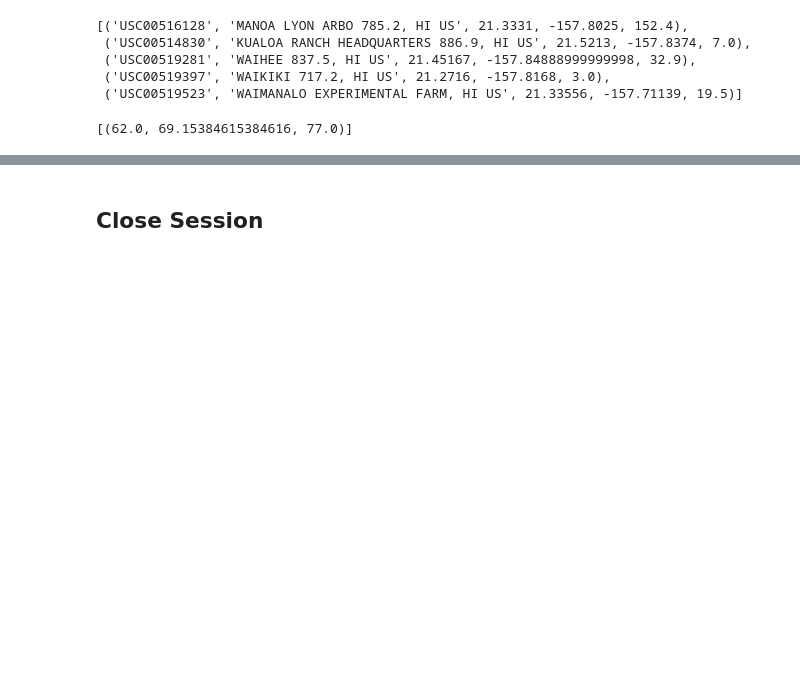
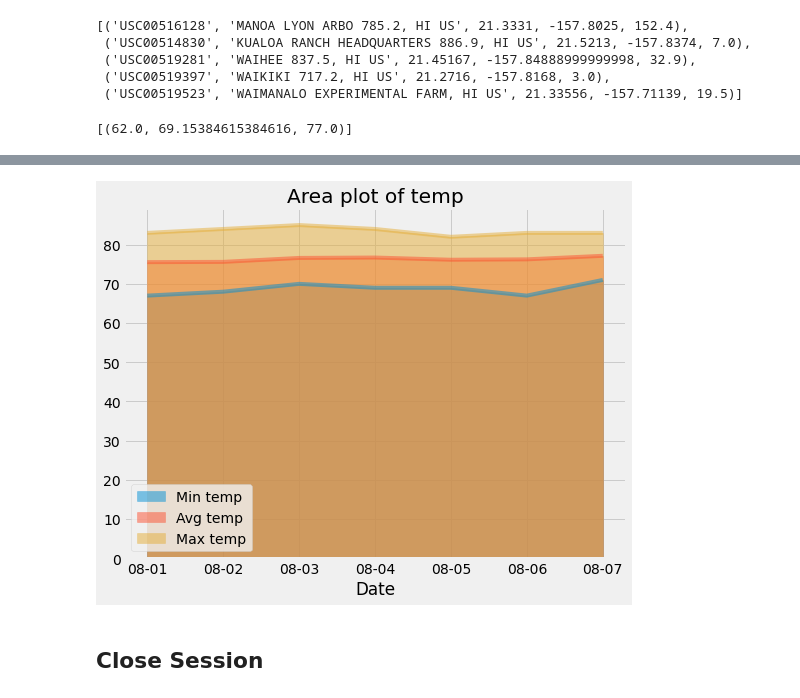
Before and after one commit to serdar-bayramov/sqlalchemy-challenge, a Jupyter notebook: temp_analysis_bonus_2_starter.ipynb, the cells around one changed output, grey strips where cells are left out. Cells and saved outputs as stored; diff of their text form; code cells hidden in the pictures; blank space fills up the shorter version.

```diff
--- a/temp_analysis_bonus_2_starter.ipynb
+++ b/temp_analysis_bonus_2_starter.ipynb
@@ -141,10 +144,14 @@ start_date = '2017-08-01'
 end_date = '2017-08-07'
 
 # Use the start and end date to create a range of dates
-
+daterange = pd.date_range(start_date, end_date)
 
 # Strip off the year and save a list of strings in the format %m-%d
-
+trip_dates = daterange.strftime("%m-%d")
 
 # Use the `daily_normals` function to calculate the normals for each date string
 # and append the results to a list called `normals`.
+for i in trip_dates:
+    normals.append(*daily_normals(i))
+
+normals
@@ -151,2 +166,5 @@ end_date = '2017-08-07'
 # %%
 # Load the previous query results into a Pandas DataFrame and add the `trip_dates` range as the `date` index
+normals_df = pd.DataFrame(normals, columns=['Min temp','Avg temp','Max temp'])
+normals_df['Date']=trip_dates
+normals_df.set_index('Date')
@@ -153,5 +181,11 @@ end_date = '2017-08-07'
 # %%
 # Plot the daily normals as an area plot with `stacked=False`
+colors=['red','blue','yellow']
+normals_df.plot(kind='area',x="Date", stacked=False, figsize=(8,6),title='Area plot of temp')
+
+plt.show()
+# %% [output]
+[figure, added]
 # %% [markdown]
 ## Close Session
 # %%
```
Also changed, not shown: parts of 4 cells of this notebook.
